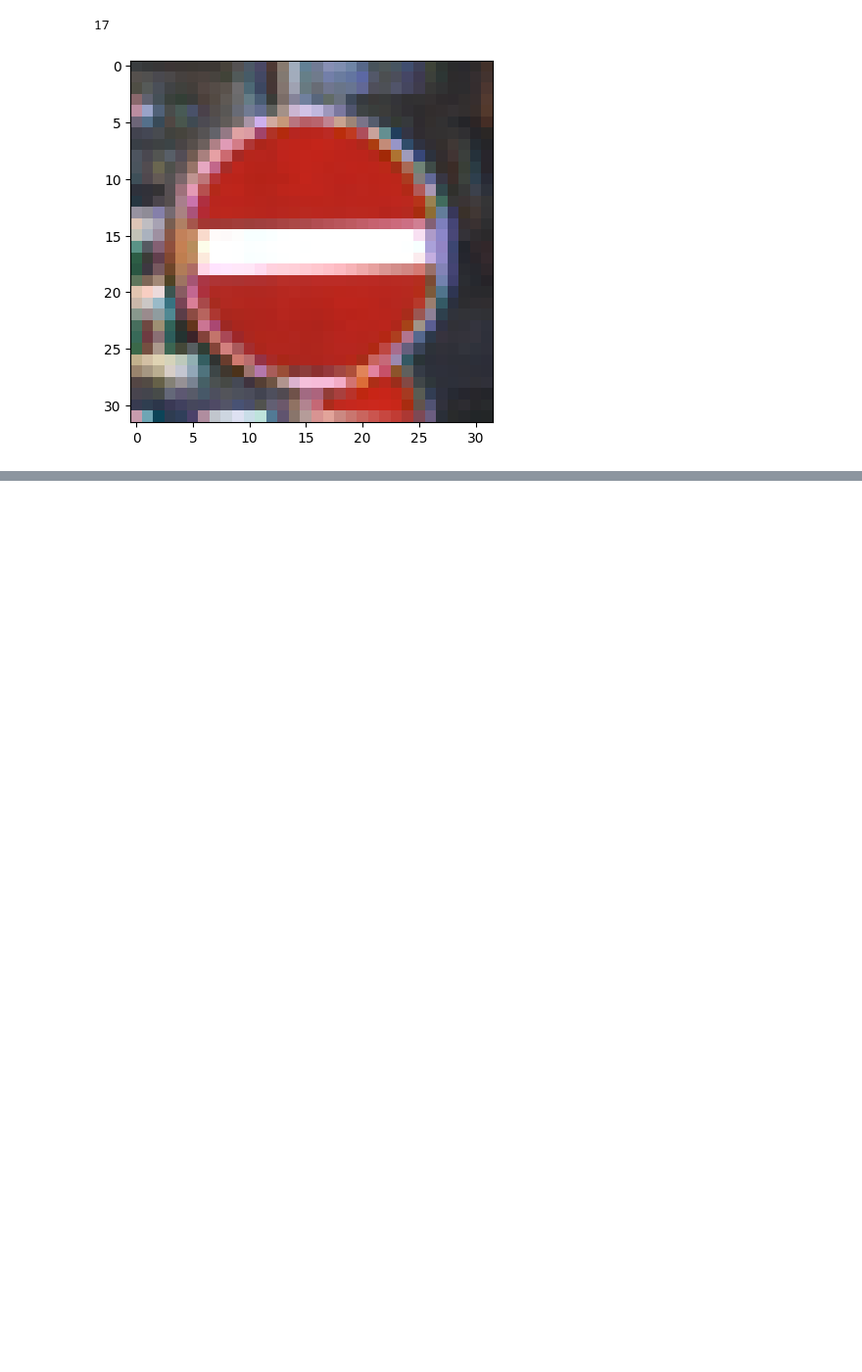
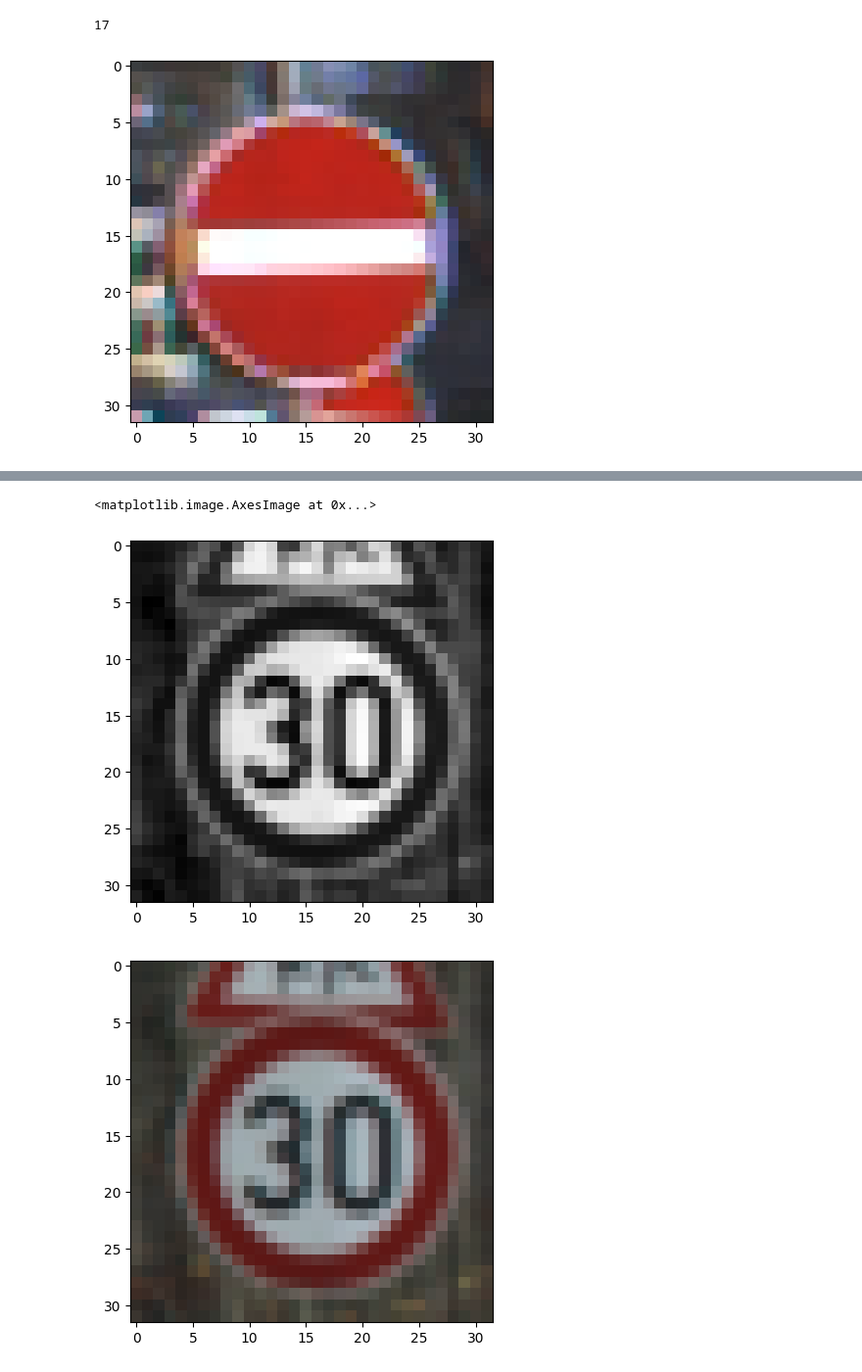
Before and after one commit to Devansh-Gupta-Official/traffic-sign-classification, a Jupyter notebook: traffic-sign.ipynb, the cells around one changed output, grey strips where cells are left out. Shown: that part at 98% size. Drawn from its saved outputs; the diff is of its cells as text; code cells hidden in the pictures; blank space fills up the shorter version.

Commit message:
data preparation

```diff
--- a/traffic-sign.ipynb
+++ b/traffic-sign.ipynb
@@ -80,0 +83,8 @@ y_test[i]
+# %%
+#first step is shuffling the data as we dont want overfitting
+from sklearn.utils import shuffle
+X_train, y_train = shuffle(X_train, y_train)
+# %%
+#converting image from color to grayscale
+X_train_gray = np.sum(X_train/3,axis=3, keepdims=True)   #can use opencv too
+X_train_gray.shape
@@ -80,0 +96,5 @@ y_test[i]
+# %%
+#performing normalisation
+X_train_gray_norm = (X_train_gray-128)/128
+X_test_gray_norm = (X_test_gray-128)/128
+X_validation_gray_norm = (X_validation_gray-128)/128
@@ -80,0 +121,11 @@ y_test[i]
+# %%
+i = 610
+plt.imshow(X_train_gray[i].squeeze(),cmap='gray')   #squeeze removes the 1 from shape
+plt.figure()
+plt.imshow(X_train[i])
+plt.figure()
+plt.imshow(X_train_gray_norm[i].squeeze(),cmap='gray')
+# %% [output]
+<matplotlib.image.AxesImage at 0x...>
+[figure, added]
+[figure, added]
```
Also changed, not shown: parts of 5 cells of this notebook.
